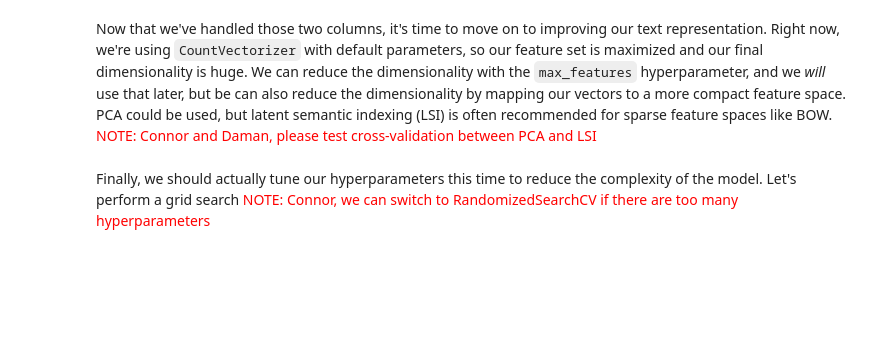
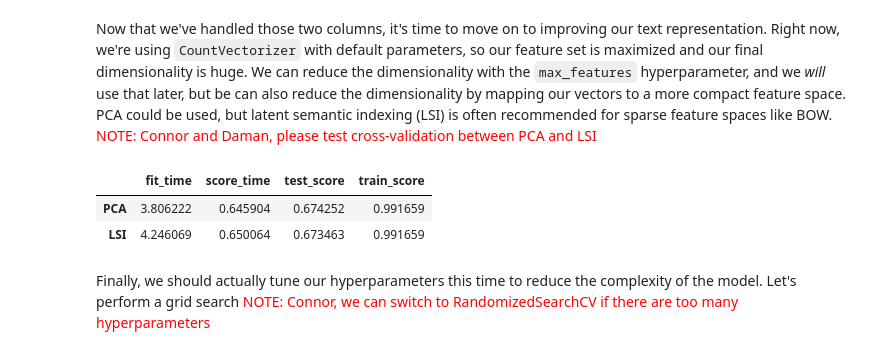
Before and after one commit to thehashtableslasher/ece6420_final, a Jupyter notebook: Report.ipynb, the cells around one changed output. Cells and saved outputs as stored; diff of their text form; code cells hidden in the pictures; blank space fills up the shorter version.

Commit message:
Add LSI and PCA CV to report
Added the comparison between lsi and PCA to the report in model 3

```diff
--- a/Report.ipynb
+++ b/Report.ipynb
@@ -222,24 +222,20 @@ import urllib
 from sklearn.base import BaseEstimator, TransformerMixin
 
 class KeywordJoiner(BaseEstimator, TransformerMixin):
-    def __init__(self, unescape_cols=[]):
-        self.unescape_cols = set(unescape_cols)
+    def __init__(self, unescape_cols=()):
+        self.unescape_cols = unescape_cols
 
     def fit(self, X, y=None):
-        pass
+        return self                      # was `pass`
 
     def transform(self, X, y=None):
-        final_series = pd.Series([""] * len(X), dtype=str)
-
+        parts = []
         for colname, series in X.items():
-            series = series.astype(str).fillna("")
-
+            series = series.fillna("").astype(str)
             if colname in self.unescape_cols:
                 series = series.apply(urllib.parse.unquote)
-
-            final_series += " " + series
-
-        return final_series.str.slice(start=1)
+            parts.append(series)
+        return pd.concat(parts, axis=1).agg(" ".join, axis=1).str.strip()
 
 KeywordJoiner(["keyword"]).transform(X_train[["text", "keyword"]])
 # %% [output]
@@ -266,6 +262,7 @@ from geopy.geocoders import Nominatim
 class GeopyLocator(BaseEstimator, TransformerMixin):
     def __init__(self, cachefile="geopy_cache.json.gz", backend=Nominatim):
         self.cachefile = cachefile
+        self.backend = backend
 
         try:
             with gzip.open(self.cachefile, "rt") as file:
@@ -364,3 +359,48 @@ Now that we've handled those two columns, it's time to move on to improving our
+# %%
+
+from sklearn.decomposition import PCA, TruncatedSVD
+from sklearn.feature_extraction.text import TfidfTransformer
+from sklearn.compose import make_column_transformer
+from sklearn.ensemble import RandomForestClassifier
+from sklearn.model_selection import cross_validate
+from sklearn.pipeline import make_pipeline
+
+CONCEPT_COUNT = 100
+
+lsi_text = make_pipeline(
+    KeywordJoiner(["keyword"]),
+    bow_vectorizer,
+    TfidfTransformer(sublinear_tf=True),
+    TruncatedSVD(n_components=CONCEPT_COUNT, random_state=123),
+)
+pca_text = make_pipeline(
+    KeywordJoiner(["keyword"]),
+    bow_vectorizer,
+    TfidfTransformer(sublinear_tf=True),
+    PCA(n_components=CONCEPT_COUNT, random_state=123),
+)
+
+ct_lsi = make_column_transformer(
+    (lsi_text, ["text", "keyword"]),
+    (GeopyLocator(), "location"),
+    ("drop", ["id"]),
+)
+ct_pca = make_column_transformer(
+    (pca_text, ["text", "keyword"]),
+    (GeopyLocator(), "location"),
+    ("drop", ["id"]),
+)
+
+classifier_pca = make_pipeline(ct_pca, RandomForestClassifier(n_jobs=-1, random_state=123))
+classifier_lsi = make_pipeline(ct_lsi, RandomForestClassifier(n_jobs=-1, random_state=123))
+pca_scores = pd.DataFrame(cross_validate(classifier_pca, X_train, y_train, cv=5, return_train_score=True))
+lsi_scores = pd.DataFrame(cross_validate(classifier_lsi, X_train, y_train, cv=5, return_train_score=True))
+
+pd.DataFrame({"PCA": pca_scores.mean(), "LSI": lsi_scores.mean()}).T
+# %% [output]
+|  | fit_time | score_time | test_score | train_score |
+| PCA | 3.806222 | 0.645904 | 0.674252 | 0.991659 |
+| LSI | 4.246069 | 0.650064 | 0.673463 | 0.991659 |
 # %% [markdown]
 Finally, we should actually tune our hyperparameters this time to reduce the complexity of the model. Let's perform a grid search <font color="red">NOTE: Connor, we can switch to RandomizedSearchCV if there are too many hyperparameters</font>
 # %%
```
Also changed, not shown: parts of 7 cells of this notebook.
